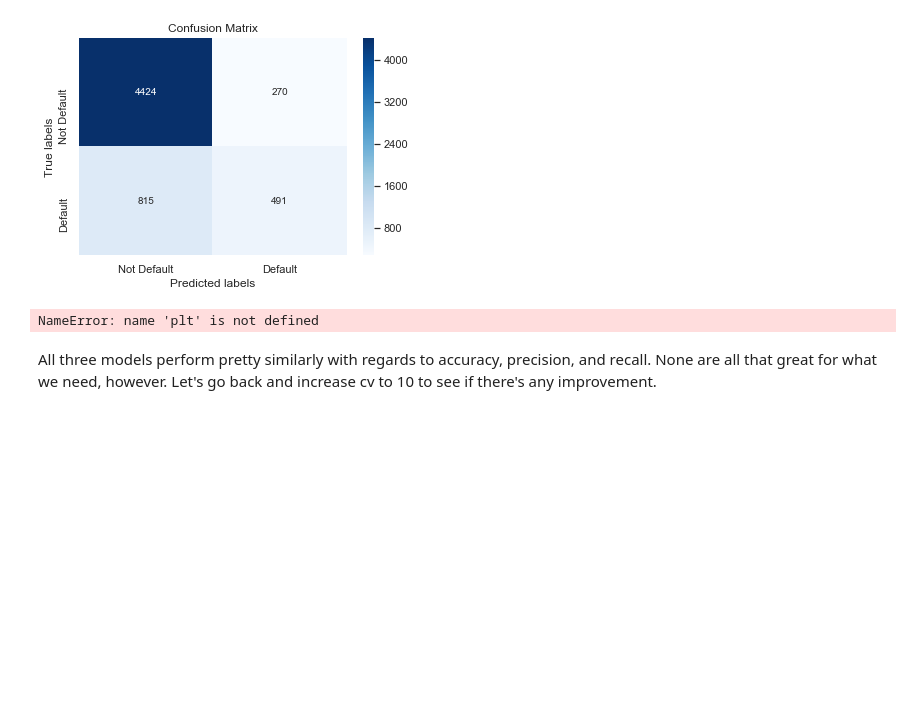
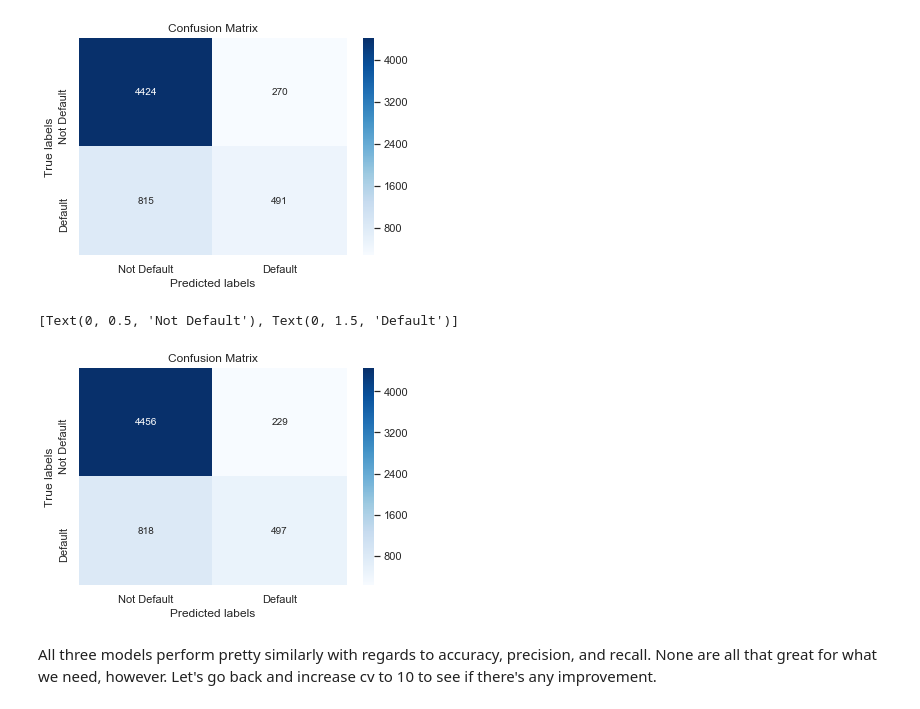
Before and after one commit to megball/Credit-default-analysis, a Jupyter notebook: Credit default analysis.ipynb, the cells around one changed output. Cells and saved outputs as stored; diff of their text form; code cells hidden in the pictures; blank space fills up the shorter version.

```diff
--- a/Credit default analysis.ipynb
+++ b/Credit default analysis.ipynb
@@ -1439,18 +2137,18 @@ ax.yaxis.set_ticklabels(['Not Default', 'Default'])
 [Text(0, 0.5, 'Not Default'), Text(0, 1.5, 'Default')]
 [figure]
 # %%
-#plot CM for GBM model
 ax = plt.subplot()
 sns.heatmap(GBM_cm, annot=True, ax = ax, fmt='g', cmap='Blues') #annot=True to annotate cells, fmt='g' to remove sci notation
 
 # labels, title and ticks
 ax.set_xlabel('Predicted labels')
 ax.set_ylabel('True labels')
-ax.set_title('Confusion Matrix for GBM')
+ax.set_title('Confusion Matrix')
 ax.xaxis.set_ticklabels(['Not Default', 'Default'])
 ax.yaxis.set_ticklabels(['Not Default', 'Default'])
 # %% [output]
-NameError: name 'plt' is not defined
+[Text(0, 0.5, 'Not Default'), Text(0, 1.5, 'Default')]
+[figure, added]
 # %% [markdown]
 All three models perform pretty similarly with regards to accuracy, precision, and recall. None are all that great for what we need, however. Let's go back and increase cv to 10 to see if there's any improvement.
 # %%
```
Also changed, not shown: parts of 109 cells of this notebook.
